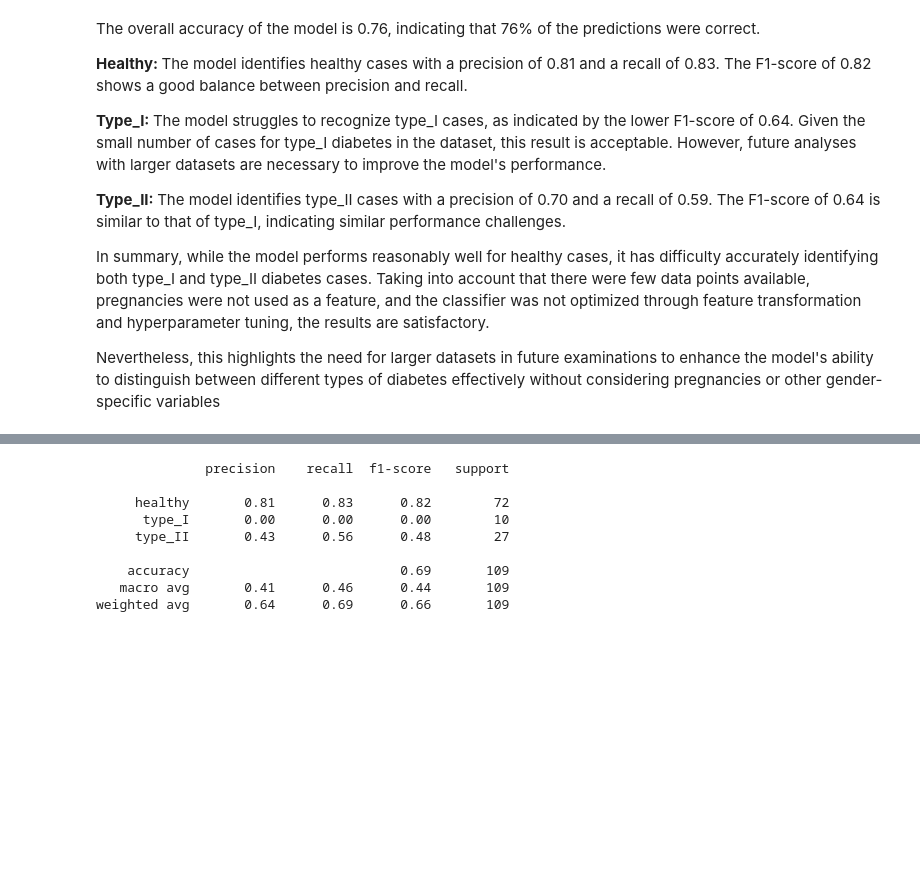
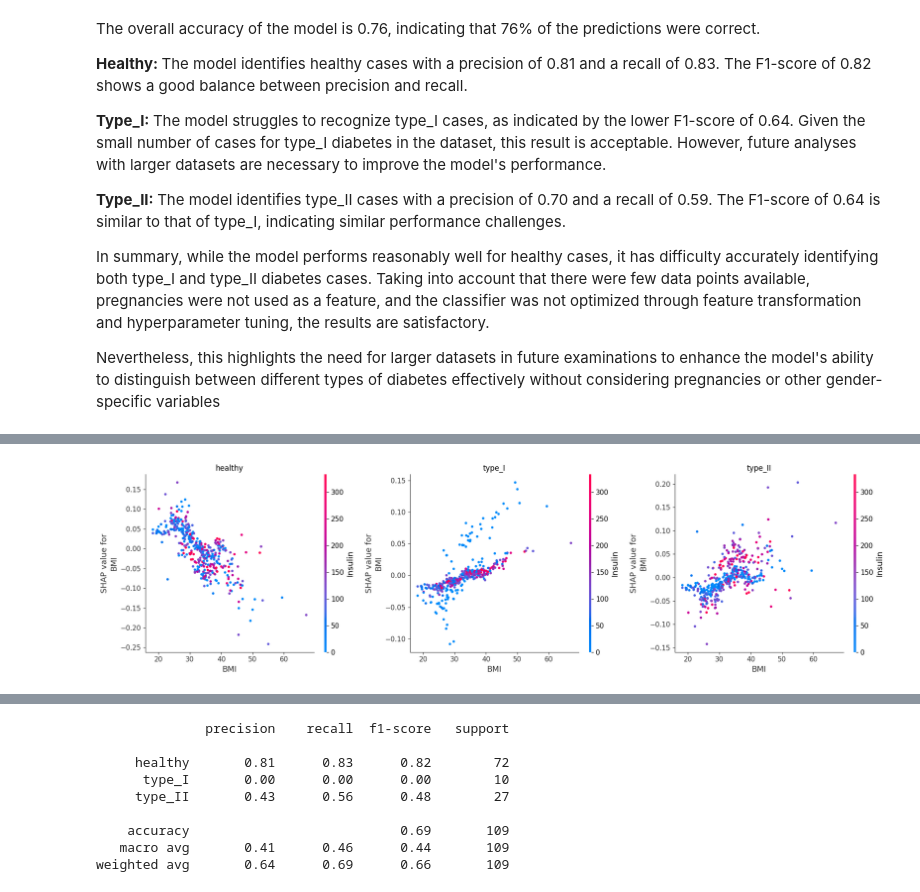
Before and after one commit to gaubeprivat/DataSc_predict_explain_diabetes, a Jupyter notebook: 02_prediction_evaluation.ipynb, the cells around one changed output, grey strips where cells are left out. Cells and saved outputs as stored; diff of their text form; code cells hidden in the pictures; blank space fills up the shorter version.

```diff
--- a/02_prediction_evaluation.ipynb
+++ b/02_prediction_evaluation.ipynb
@@ -121,0 +152,4 @@ shap.dependence_plot("Glucose", shap_values[2], X_train)
+# %%
+plot_shap_dependence(rf_model, shap_values, X_train, "BMI", "Insulin")
+# %% [output]
+[figure, added]
```
Also changed, not shown: parts of 18 cells of this notebook.
